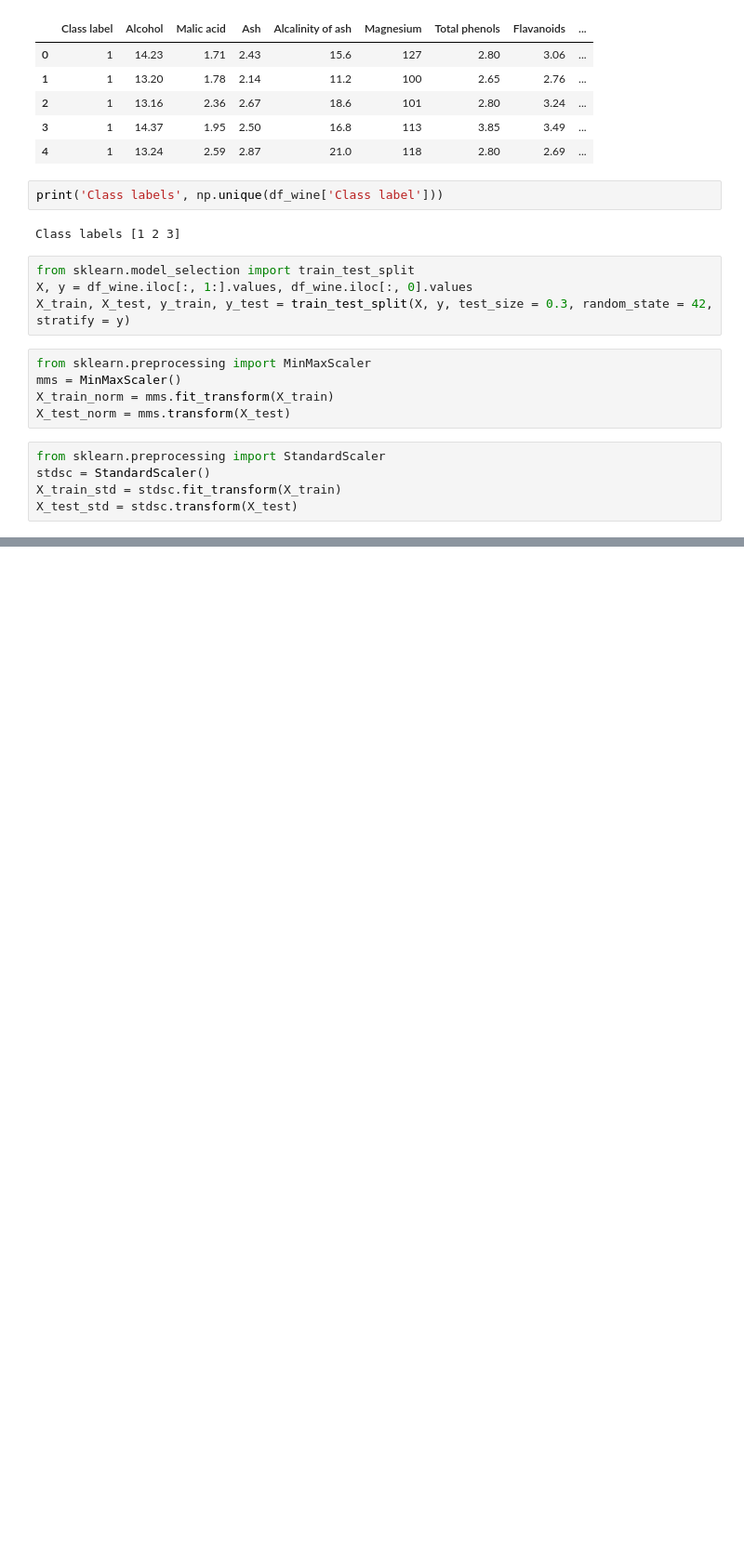
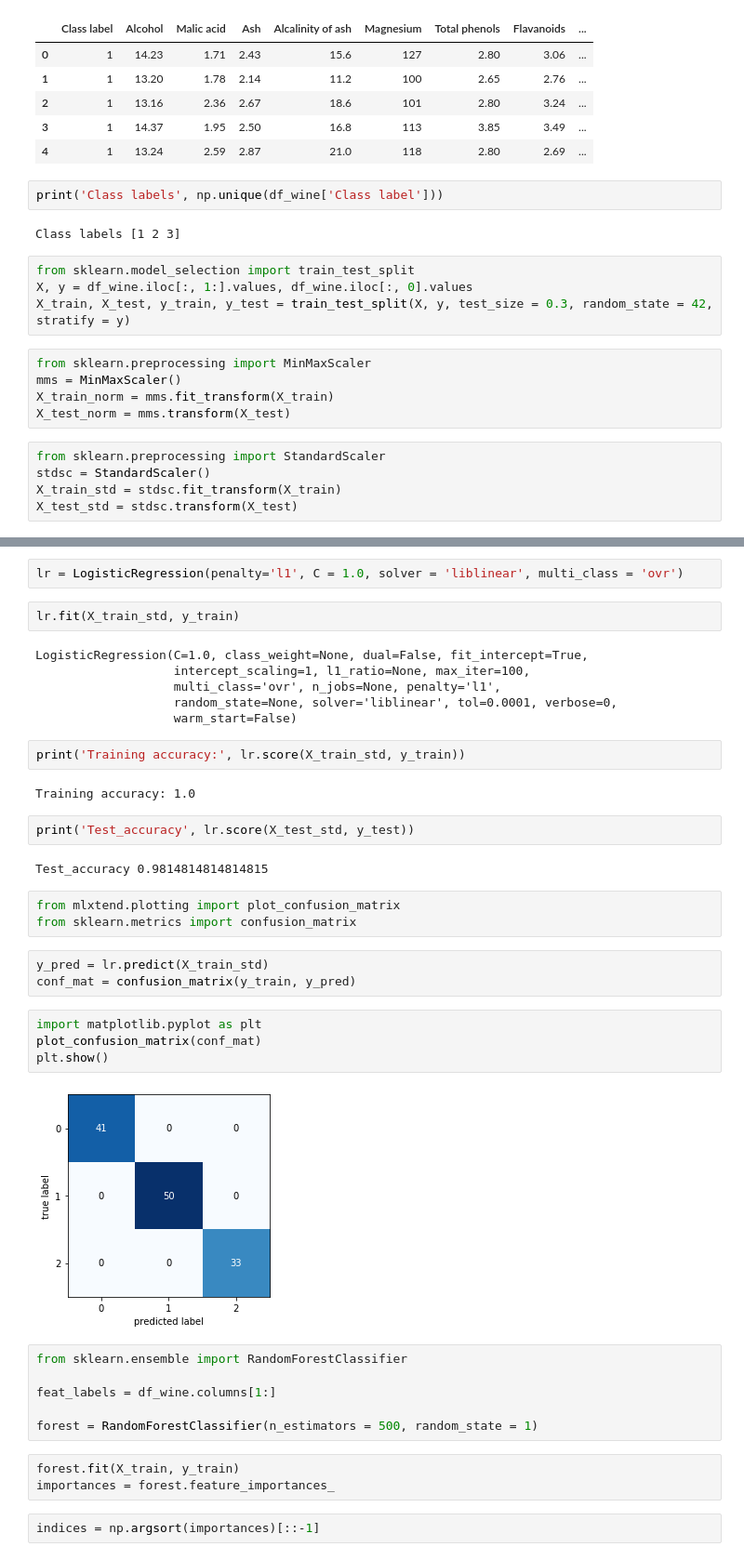
Before and after one commit to sergiovasquez122/CECS-456, a Jupyter notebook: Data_preparation_techniques_notes.ipynb, the cells around one changed output, grey strips where cells are left out. Shown at 93% size. Drawn from its saved outputs; the diff is of its cells as text; blank space fills up the shorter version.

```diff
--- a/Data_preparation_techniques_notes.ipynb
+++ b/Data_preparation_techniques_notes.ipynb
@@ -240,0 +250,41 @@ X_test_std = stdsc.transform(X_test)
+# %%
+lr = LogisticRegression(penalty='l1', C = 1.0, solver = 'liblinear', multi_class = 'ovr')
+# %%
+lr.fit(X_train_std, y_train)
+# %% [output]
+LogisticRegression(C=1.0, class_weight=None, dual=False, fit_intercept=True,
+                   intercept_scaling=1, l1_ratio=None, max_iter=100,
+                   multi_class='ovr', n_jobs=None, penalty='l1',
+                   random_state=None, solver='liblinear', tol=0.0001, verbose=0,
+                   warm_start=False)
+# %%
+print('Training accuracy:', lr.score(X_train_std, y_train))
+# %% [output]
+Training accuracy: 1.0
+# %%
+print('Test_accuracy', lr.score(X_test_std, y_test))
+# %% [output]
+Test_accuracy 0.9814814814814815
+# %%
+from mlxtend.plotting import plot_confusion_matrix
+from sklearn.metrics import confusion_matrix
+# %%
+y_pred = lr.predict(X_train_std)
+conf_mat = confusion_matrix(y_train, y_pred)
+# %%
+import matplotlib.pyplot as plt
+plot_confusion_matrix(conf_mat)
+plt.show()
+# %% [output]
+[figure, added]
+# %%
+from sklearn.ensemble import RandomForestClassifier
+
+feat_labels = df_wine.columns[1:]
+
+forest = RandomForestClassifier(n_estimators = 500, random_state = 1)
+# %%
+forest.fit(X_train, y_train)
+importances = forest.feature_importances_
+# %%
+indices = np.argsort(importances)[::-1]
```
Also changed, not shown: parts of 3 cells of this notebook.
